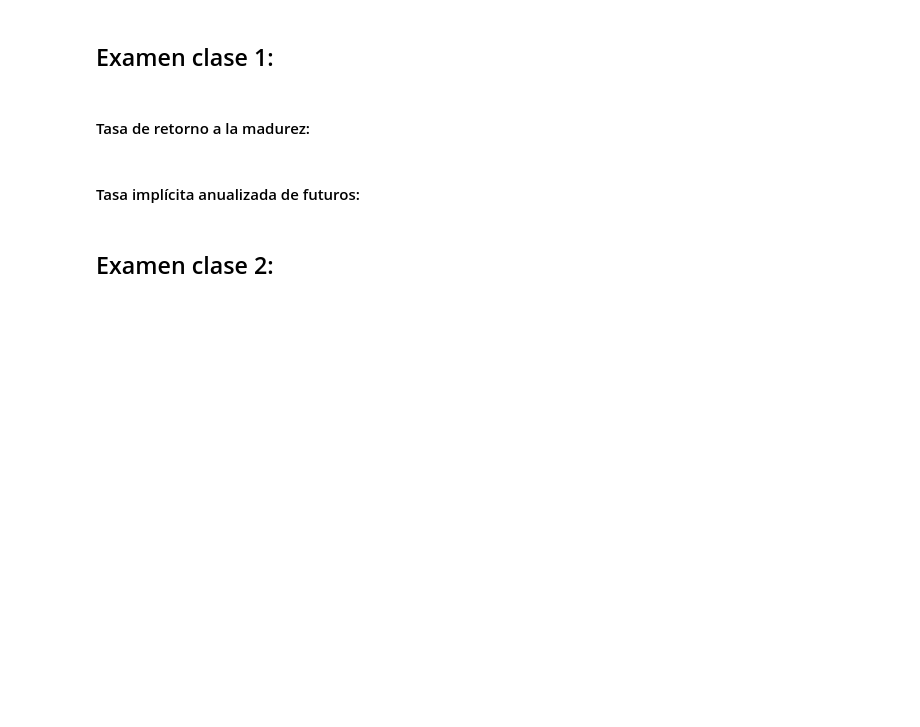
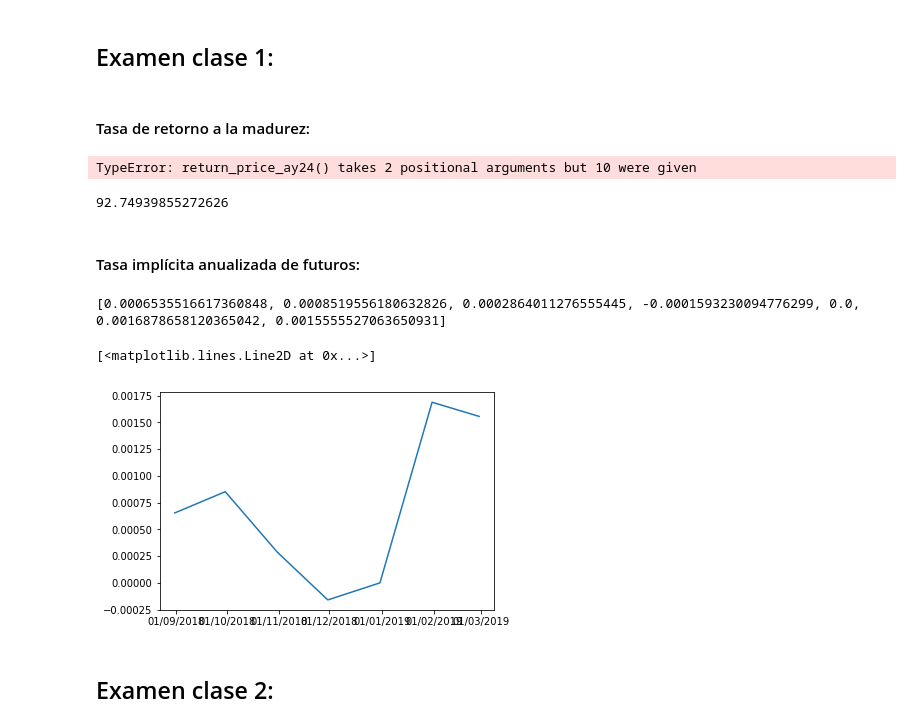
Before and after one commit to nestornav/dimplomatura-datos-famaf, a Jupyter notebook: finanzas-cuantitativas/nestor-navarro-trabajo1.ipynb, the cells around one changed output. Drawn from its saved outputs; the diff is of its cells as text; code cells hidden in the pictures; blank space fills up the shorter version.

Commit message:
Price rate and plot.

```diff
--- a/finanzas-cuantitativas/nestor-navarro-trabajo1.ipynb
+++ b/finanzas-cuantitativas/nestor-navarro-trabajo1.ipynb
@@ -56,9 +56,21 @@ import scipy.optimize as optimize
 
 # Para ello hay que usar la función de la CELDA 1 y el optimizador optimize.newton(...) de scipy con el
 # fin de encontrar la tasa anualizada tal que al evaluar la función de la CELDA 1 de el precio de input.
+
+def compute_rate(price, date):
+    a = optimize.newton(return_price_ay24, price,args=(date))
+    print(a)
+
+compute_rate(3.45,'14/8/2018')
+# %% [output]
+TypeError: return_price_ay24() takes 2 positional arguments but 10 were given
 # %%
 # CELDA 3:
 # Objetivo de esta celda: Computar el precio del AY24 del día 14/8/2018 con tasa de retorno a la madurez anualizada de 11,93%.
+price_ay24 = return_price_ay24(11.93, '14/8/2018')
+print(price_ay24)
+# %% [output]
+92.74939855272626
 # %%
 # CELDA 4:
 # Objetivo de esta celda: Computar la tasa de retorno a la madurez del AY24 del día 31/8/2018 con precio 95,85 (U$S).
@@ -71,8 +85,16 @@ import scipy.optimize as optimize
 # [DLR082018,DLR092018,DLR102018,DLR112018,DLR122018,DLR012019,DLR022019]
 
 import numpy as np
+import matplotlib.pyplot as plt
+import matplotlib.dates as mdates
+
+from datetime import datetime
 
 dlr_result = []
+
+dates = ['31/08/2018', '30/09/2018', '31/10/2018', '30/11/2018', '31/12/2018', '31/01/2019', '28/02/2019']
+
+x_axis = [datetime.strptime(d,'%d/%m/%Y').date() for d in dates]
 
 dlr_primero = [
     {'id': 'DLR082018', 'due_date': '31/08/2018','price_now':28.300, 'price_future':28.060},
@@ -95,25 +117,40 @@ dlr_segundo = [
 ]
 
 def get_delta_time(date_current, due_date):
-    return (( parse(due_date) - parse(date_current) ) / 365)
+    due = datetime.strptime(due_date, '%d/%m/%Y')
+    current = datetime.strptime(date_current, '%d/%m/%Y')
+    return (( due - current ).days / 365)
 
 def get_implicit_rate(date):
     rate_result = []
 
     if date == '3/08/2018':
-        for dlr in dlr_primero:
-            exp = get_delta_time(date, dlr.get('due_date'))
-            num = pow(dlr.get('price_now'), exp) #fix this line
-            rate_result.append( num/dlr.get('price_future') )
+        dlr_data = dlr_primero
     else:
-        pass
+        dlr_data = dlr_segundo
+
+    for dlr in dlr_data:
+        exp = get_delta_time( date, dlr.get('due_date') )
+        quot_price = dlr.get('price_now') / dlr.get('price_future')
+        res = pow(quot_price, exp)
+        rate_result.append( res - 1 )
+
+    return rate_result
 # %%
 # CELDA 6:
 # Objetivo de esta celda: Computar la tasa implícita anualizada de los dólares futuros del día 31/08/2018. Graficar.
 
 # Tener en cuenta que los vencimientos de los futuros son el último día del mes. EJ DLR012019 vence el 31/1/2019.
 
-get_implicit_rate('3/08/2018')
+y_axis = get_implicit_rate('3/08/2018')
+print(r)
+
+plt.gca().xaxis.set_major_formatter(mdates.DateFormatter('%d/%m/%Y'))
+plt.plot(x_axis, y_axis)
+# %% [output]
+[0.0006535516617360848, 0.0008519556180632826, 0.0002864011276555445, -0.0001593230094776299, 0.0, 0.0016878658120365042, 0.0015555527063650931]
+[<matplotlib.lines.Line2D at 0x...>]
+[figure, added]
 # %%
 # CELDA 7:
 # Objetivo de esta celda: Computar la tasa implícita anualizada de los dólares futuros del día 3/8/2018. Graficar.
```
Also changed, not shown: parts of 2 cells of this notebook.
